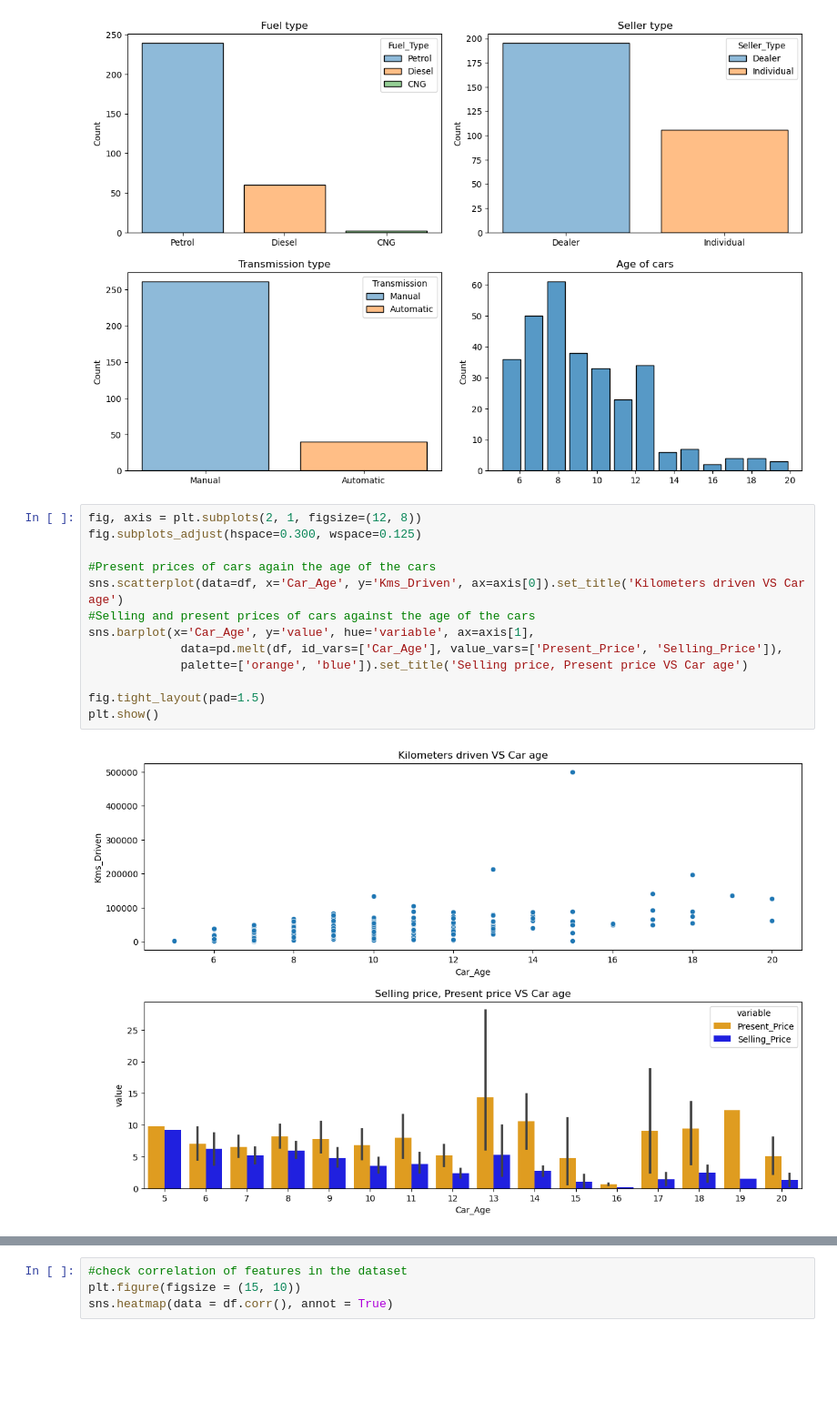
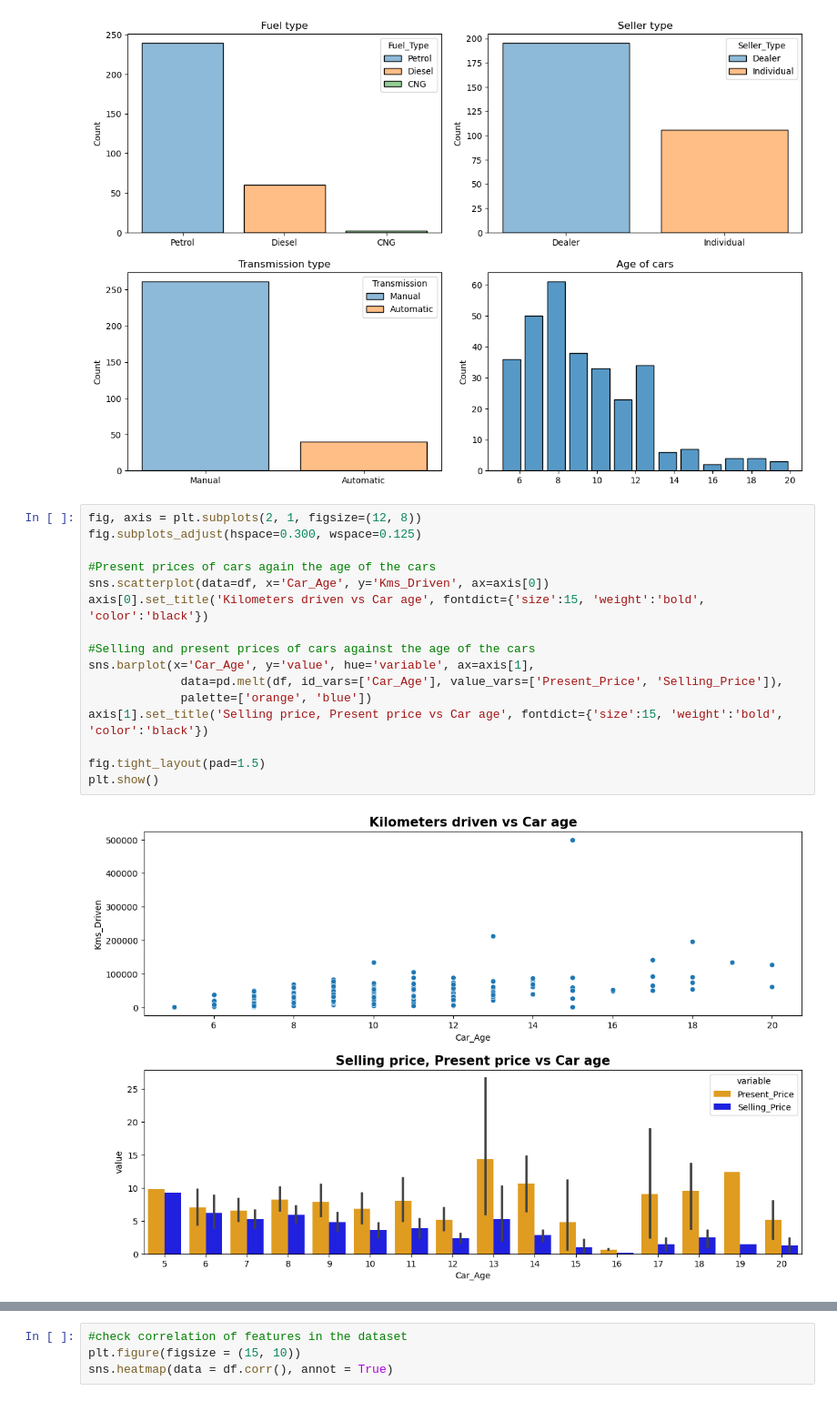
Before and after one commit to edidiongaligbe/Evaluation_Metrics, a Jupyter notebook: Regression.ipynb, the cells around one changed output, grey strips where cells are left out. Shown: that part at 91% size. Drawn from its saved outputs; the diff is of its cells as text; blank space fills up the shorter version.

```diff
--- a/Regression.ipynb
+++ b/Regression.ipynb
@@ -164,15 +128,18 @@ plt.show()
 # %%
 fig, axis = plt.subplots(2, 1, figsize=(12, 8))
 fig.subplots_adjust(hspace=0.300, wspace=0.125)
 
 #Present prices of cars again the age of the cars
-sns.scatterplot(data=df, x='Car_Age', y='Kms_Driven', ax=axis[0]).set_title('Kilometers driven VS Car age')
+sns.scatterplot(data=df, x='Car_Age', y='Kms_Driven', ax=axis[0])
+axis[0].set_title('Kilometers driven vs Car age', fontdict={'size':15, 'weight':'bold', 'color':'black'})
+
 #Selling and present prices of cars against the age of the cars
 sns.barplot(x='Car_Age', y='value', hue='variable', ax=axis[1],
              data=pd.melt(df, id_vars=['Car_Age'], value_vars=['Present_Price', 'Selling_Price']),
-             palette=['orange', 'blue']).set_title('Selling price, Present price VS Car age')
+             palette=['orange', 'blue'])
+axis[1].set_title('Selling price, Present price vs Car age', fontdict={'size':15, 'weight':'bold', 'color':'black'})
 
 fig.tight_layout(pad=1.5)
 plt.show()
 # %% [output]
-[figure, old version]
+[figure, new version]
```
Also changed, not shown: parts of 8 cells of this notebook.
